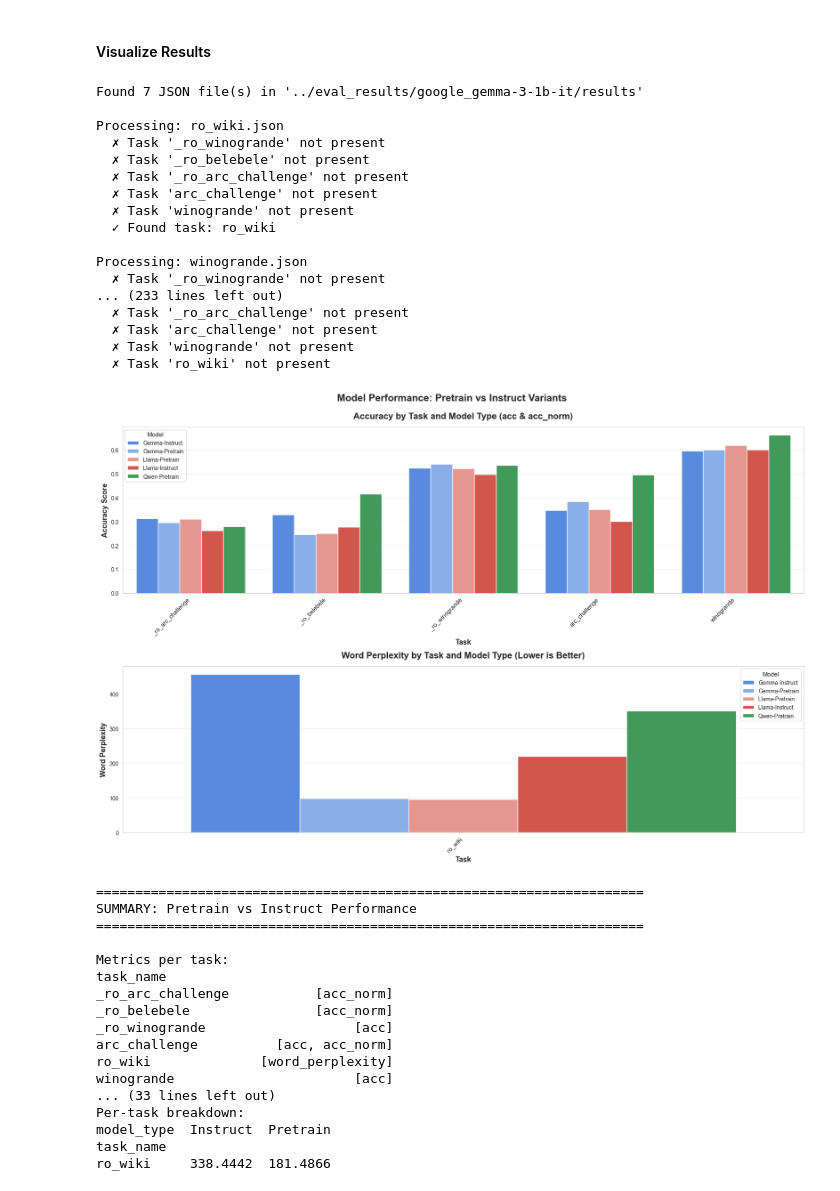
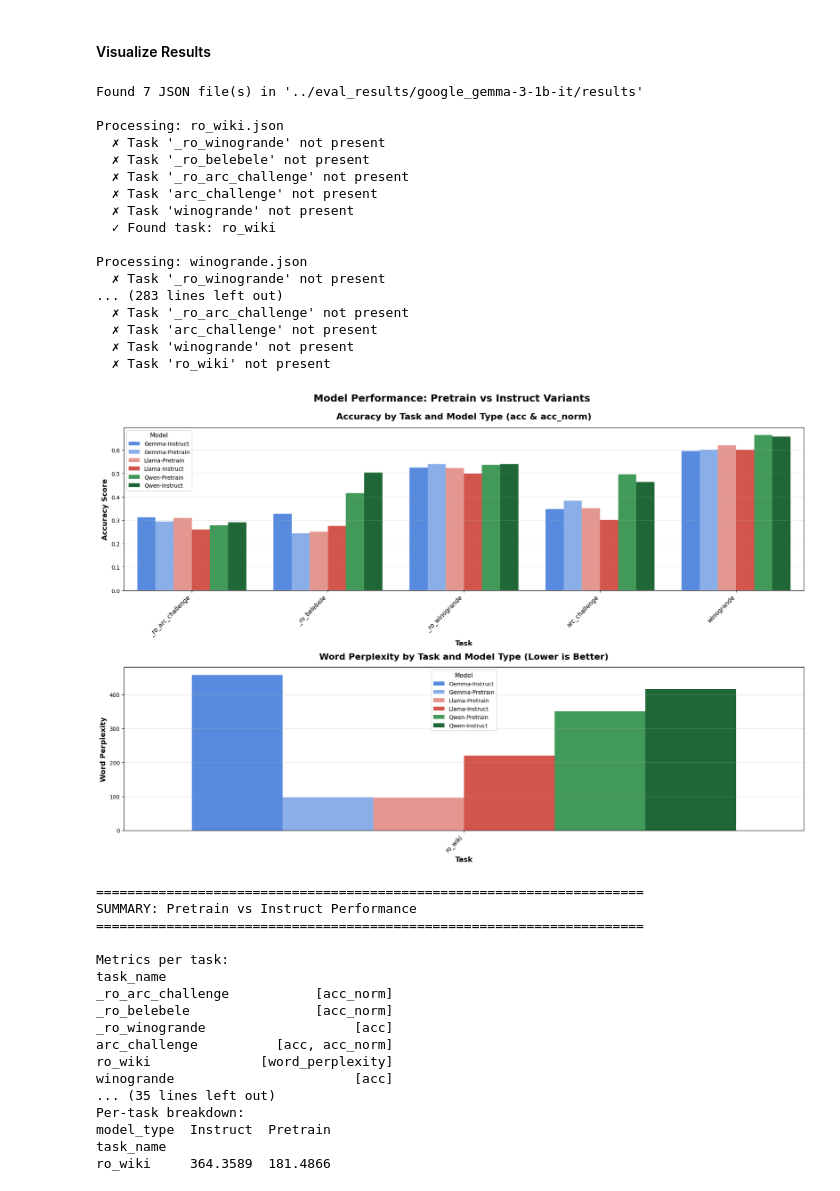
Before and after one commit to pariidanDKE/ContinualPretrainRo, a Jupyter notebook: continual_pretrain/notebooks/model_eval.ipynb, the cells around one changed output. Cells and saved outputs as stored; diff of their text form; code cells hidden in the pictures.

```diff
--- a/continual_pretrain/notebooks/model_eval.ipynb
+++ b/continual_pretrain/notebooks/model_eval.ipynb
@@ -196,6 +194,6 @@ res_df
 # %%
 dfs = []
-models = ['google_gemma-3-1b-it','google_gemma-3-1b-pt','meta-llama_Llama-3.2-1B','meta-llama_Llama-3.2-1B-Instruct','Qwen_Qwen2.5-1.5B']
+models = ['google_gemma-3-1b-it','google_gemma-3-1b-pt','meta-llama_Llama-3.2-1B','meta-llama_Llama-3.2-1B-Instruct','Qwen_Qwen2.5-1.5B','Qwen_Qwen2.5-1.5B-Instruct']
 for model_name in models:
     df = extract_metrics_from_results(f'../eval_results/{model_name}/results')
     df['model'] = model_name
@@ -219,7 +217,7 @@ Processing: ro_wiki.json
 
 Processing: winogrande.json
   ✗ Task '_ro_winogrande' not present
-... (233 lines left out)
+... (283 lines left out)
   ✗ Task '_ro_arc_challenge' not present
   ✗ Task 'arc_challenge' not present
   ✗ Task 'winogrande' not present
@@ -235,7 +233,9 @@ res_df['model_type'] = res_df['model'].map({
     'google_gemma-3-1b-pt': 'Pretrain',
     'meta-llama_Llama-3.2-1B': 'Pretrain',
     'meta-llama_Llama-3.2-1B-Instruct': 'Instruct',
-    'Qwen_Qwen2.5-1.5B': 'Pretrain'
+    'Qwen_Qwen2.5-1.5B': 'Pretrain',
+    'Qwen_Qwen2.5-1.5B-Instruct': 'Instruct'
+
 })
 
 res_df['model_family'] = res_df['model'].map({
@@ -243,7 +243,8 @@ res_df['model_family'] = res_df['model'].map({
     'google_gemma-3-1b-pt': 'Gemma',
     'meta-llama_Llama-3.2-1B': 'Llama',
     'meta-llama_Llama-3.2-1B-Instruct': 'Llama',
-    'Qwen_Qwen2.5-1.5B': 'Qwen'
+    'Qwen_Qwen2.5-1.5B': 'Qwen',
+    'Qwen_Qwen2.5-1.5B-Instruct': 'Qwen'
 })
 
 res_df['model_short'] = res_df['model_family'] + '-' + res_df['model_type']
@@ -264,7 +265,8 @@ palette = {
     'Gemma-Instruct': '#4285F4',    # Dark Blue
     'Llama-Pretrain': '#F28B82',    # Light Red
     'Llama-Instruct': '#EA4335',    # Dark Red
-    'Qwen-Pretrain': '#34A853'      # Green
+    'Qwen-Pretrain': '#34A853',      # Green
+    'Qwen-Instruct': '#137333'      # Dark Green
 }
 
 # Plot 1: Accuracy (combining acc and acc_norm)
@@ -344,34 +346,34 @@ if not acc_df.empty:
     print(summary)
 
     # Also show per-task breakdown
     print("\nPer-task breakdown:")
     task_summary = acc_df.pivot_table(
         index='task_name',
         columns='model_type',
         values='metric_score',
         aggfunc='mean'
     ).round(4)
     print(task_summary)
 
 # Summary for perplexity
 print("\n" + "="*70)
 print("WORD PERPLEXITY:")
 print("="*70)
 if not perp_df.empty:
     summary = perp_df.groupby(['model_type', 'model_family'])['metric_score'].agg(['mean', 'std']).round(4)
     print(summary)
 
     # Also show per-task breakdown
     print("\nPer-task breakdown:")
     task_summary = perp_df.pivot_table(
         index='task_name',
         columns='model_type',
         values='metric_score',
         aggfunc='mean'
     ).round(4)
     print(task_summary)
 # %% [output]
-[figure, old version]
+[figure, new version]
 ======================================================================
 SUMMARY: Pretrain vs Instruct Performance
 ======================================================================
@@ -384,8 +386,8 @@ _ro_winogrande                   [acc]
 arc_challenge          [acc, acc_norm]
 ro_wiki              [word_perplexity]
 winogrande                       [acc]
-... (33 lines left out)
+... (35 lines left out)
 Per-task breakdown:
 model_type  Instruct  Pretrain
 task_name
-ro_wiki     338.4442  181.4866
+ro_wiki     364.3589  181.4866
```
Also changed, not shown: parts of 1 cell of this notebook, 22 other files.
